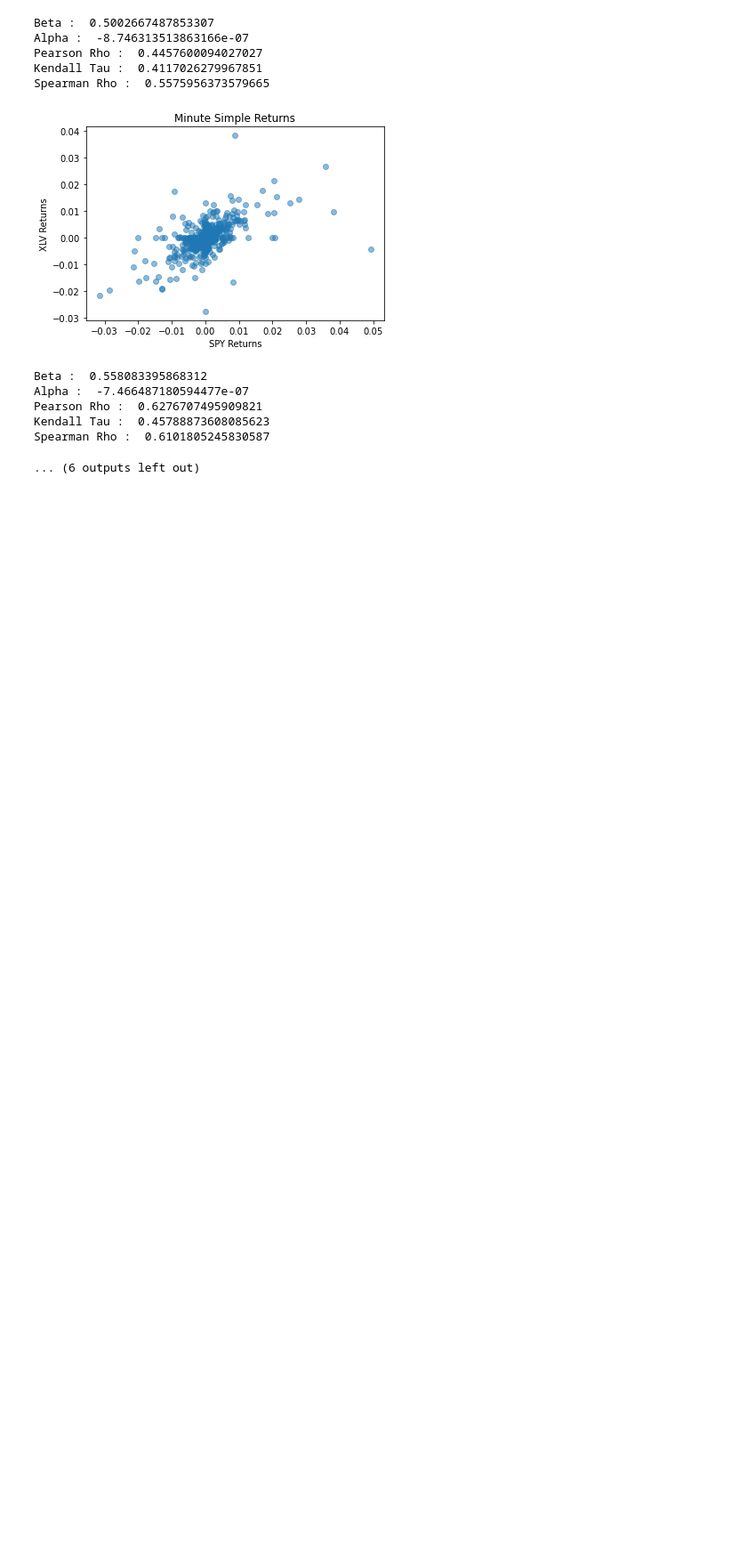
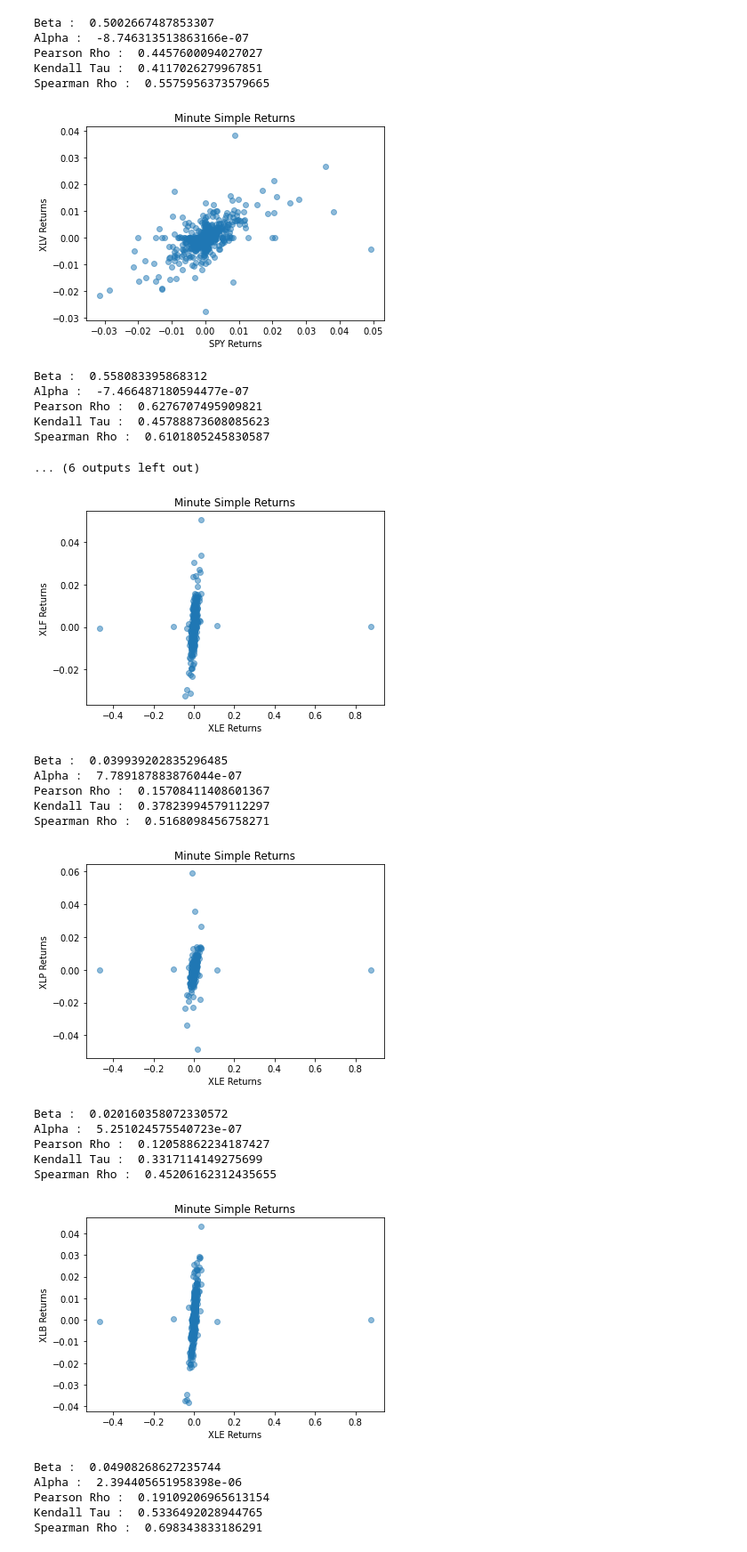
Before and after one commit to ravipatel2000/FE-800-Robo-Risk-Copula, a Jupyter notebook: Copula_Min.ipynb, the cells around one changed output. Shown: that part at 89% size. Saved outputs shown, nothing was run; the diff lists cells and outputs as text; code cells hidden in the pictures; blank space fills up the shorter version.

```diff
--- a/Copula_Min.ipynb
+++ b/Copula_Min.ipynb
@@ -100,3 +114,29 @@ Pearson Rho :  0.6276707495909821
 Kendall Tau :  0.45788873608085623
 Spearman Rho :  0.6101805245830587
 ... (6 outputs left out)
+# %%
+for val in ['RtnXLF','RtnXLP','RtnXLB','RtnXLU','RtnXLV','RtnXLY', 'RtnXLK', 'RtnXLI']:
+    params = graph_cop("RtnXLE",val)
+    for k in params.keys():
+        print(k, ": ", params[k])
+    print()
+    print()
+# %% [output]
+[figure, added]
+Beta :  0.039939202835296485
+Alpha :  7.789187883876044e-07
+Pearson Rho :  0.15708411408601367
+Kendall Tau :  0.37823994579112297
+Spearman Rho :  0.5168098456758271
+[figure, added]
+Beta :  0.020160358072330572
+Alpha :  5.251024575540723e-07
+Pearson Rho :  0.12058862234187427
+Kendall Tau :  0.3317114149275699
+Spearman Rho :  0.45206162312435655
+[figure, added]
+Beta :  0.04908268627235744
+Alpha :  2.394405651958398e-06
+Pearson Rho :  0.19109206965613154
+Kendall Tau :  0.5336492028944765
+Spearman Rho :  0.698343833186291
```
Also changed, not shown: parts of 10 cells of this notebook, 1 other file.
